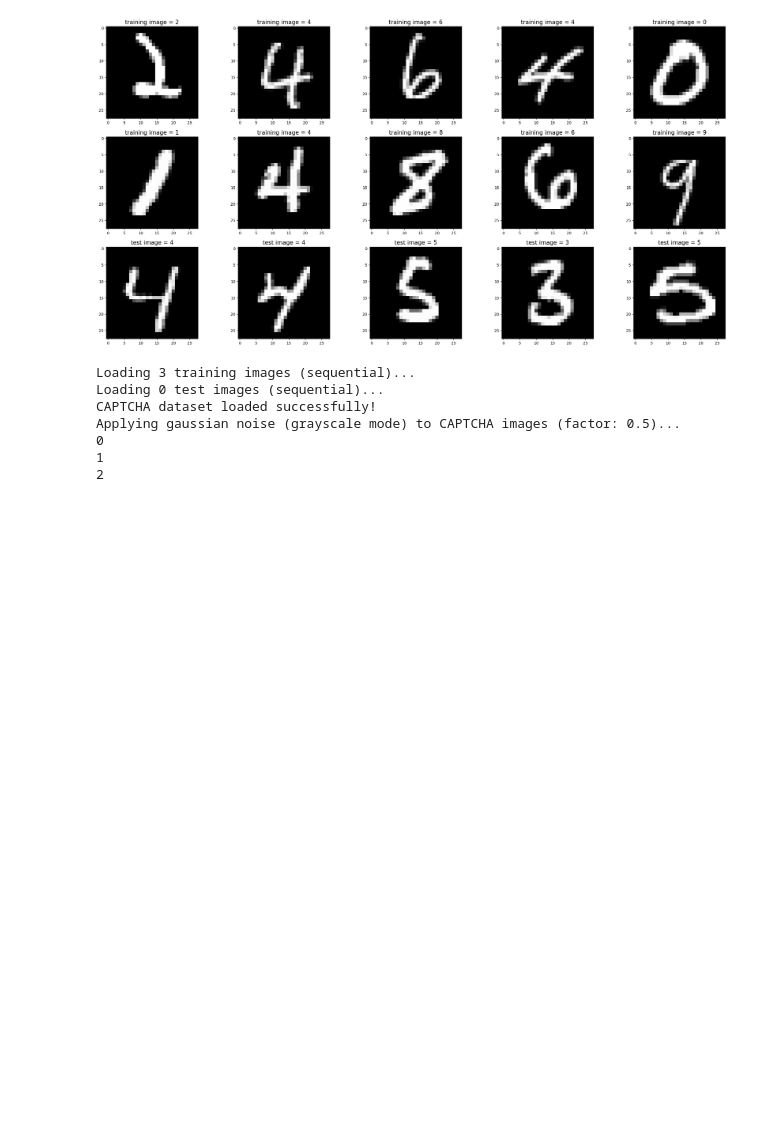
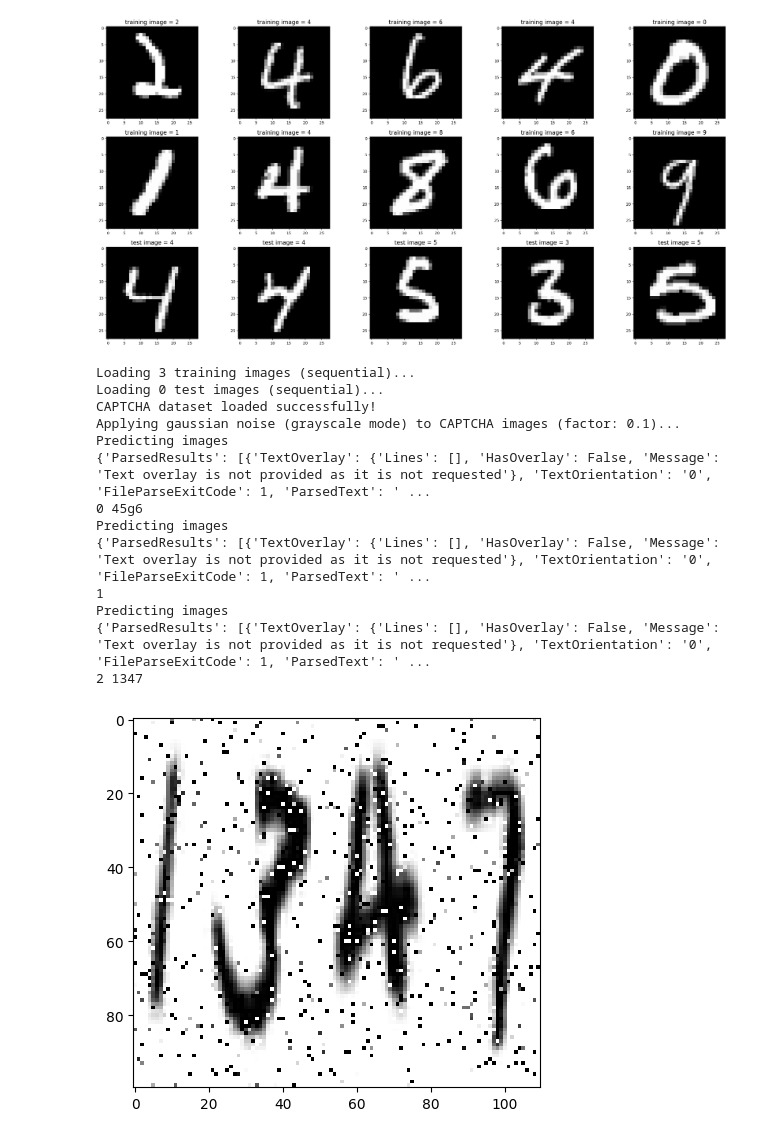
Before and after one commit to Themlaw/Python-Data-2A-ENSAE, a Jupyter notebook: src/OCR test.ipynb, the cells around one changed output. Drawn from its saved outputs; the diff is of its cells as text; code cells hidden in the pictures; blank space fills up the shorter version.

Commit message:
fixing path and invert color for better detection

```diff
--- a/src/OCR test.ipynb
+++ b/src/OCR test.ipynb
@@ -37,7 +37,8 @@ def ocr_space_file(filename, overlay=False, api_key='helloworld', language = 'en
                'apikey': api_key,
                'language': language,
                'filetype': filetype,
-               'OCREngine': OCREngine
+               'OCREngine': OCREngine,
+            #    'Scale': True
                }
     with open(filename, 'rb') as f:
         r = requests.post('https://api.ocr.space/parse/image',
@@ -58,46 +59,65 @@ api_key = os.getenv("OCR_API_KEY")
 # %%
 import json
 import numpy as np
-from PIL import Image
+from PIL import Image, ImageOps, ImageFilter
+import matplotlib.pyplot as plt
 
 #CAPTCHA generation
 
-x = mnist.load_captcha_dataset( h5_filepath='..\data\MNIST\captcha_data\captcha_dataset.h5', num_images_train=3, num_images_test=0, random_selection=False,
-                               apply_noise=True , noise_type='gaussian', noise_factor=0.5, rgb_noise=False)
+import os
+h5_filepath = os.path.join('..', 'data', 'captcha_data', 'captcha_dataset.h5')
+x = mnist.load_captcha_dataset( h5_filepath=h5_filepath, num_images_train=3, num_images_test=0, random_selection=False,
+                               apply_noise=True , noise_type='gaussian', noise_factor=0.1, rgb_noise=False)
 
 (X_train, y_train), (X_test, y_test) = x
 
 #API testing on X_train images
 
 for i in range(len(X_train)):
 
     image_data = X_train[i]
 
 
     # If the data consists of floating-point numbers between 0 and 1, they are converted to 255.
     if image_data.max() <= 1.0:
         image_data = (image_data * 255).astype(np.uint8)
     else:
         image_data = image_data.astype(np.uint8)
 
     # Image creation and saving
     img = Image.fromarray(image_data)
+    # Convert to grayscale if not already
+    if img.mode != 'L':
+        img = img.convert('L')
+    # Invert the image colors
+    img = ImageOps.invert(img)
+    # Enhance image sharpness
+    img = img.filter(ImageFilter.SHARPEN)
     img.save("test1.png")
-    test_file = ocr_space_file(filename='test1.png')
+    print("Predicting images")
+    test_file = ocr_space_file(filename='test1.png', api_key=api_key, language='eng', filetype='PNG', OCREngine=2)
 
 
     # Converting the result string into a dictionary
     data = json.loads(test_file)
-
+    print(data)
     # Access to the parsed text
     parsed_text = data["ParsedResults"][0]["ParsedText"]
 
     print(i,parsed_text)
+    plt.imshow(img, cmap='gray')
 # %% [output]
 Loading 3 training images (sequential)...
 Loading 0 test images (sequential)...
 CAPTCHA dataset loaded successfully!
-Applying gaussian noise (grayscale mode) to CAPTCHA images (factor: 0.5)...
-0
+Applying gaussian noise (grayscale mode) to CAPTCHA images (factor: 0.1)...
+Predicting images
+{'ParsedResults': [{'TextOverlay': {'Lines': [], 'HasOverlay': False, 'Message': 'Text overlay is not provided as it is not requested'}, 'TextOrientation': '0', 'FileParseExitCode': 1, 'ParsedText': ' ...
+0 45g6
+Predicting images
+{'ParsedResults': [{'TextOverlay': {'Lines': [], 'HasOverlay': False, 'Message': 'Text overlay is not provided as it is not requested'}, 'TextOrientation': '0', 'FileParseExitCode': 1, 'ParsedText': ' ...
 1
-2
+Predicting images
+{'ParsedResults': [{'TextOverlay': {'Lines': [], 'HasOverlay': False, 'Message': 'Text overlay is not provided as it is not requested'}, 'TextOrientation': '0', 'FileParseExitCode': 1, 'ParsedText': ' ...
+2 1347
+[figure, added]
```
Also changed, not shown: parts of 1 cell of this notebook.
